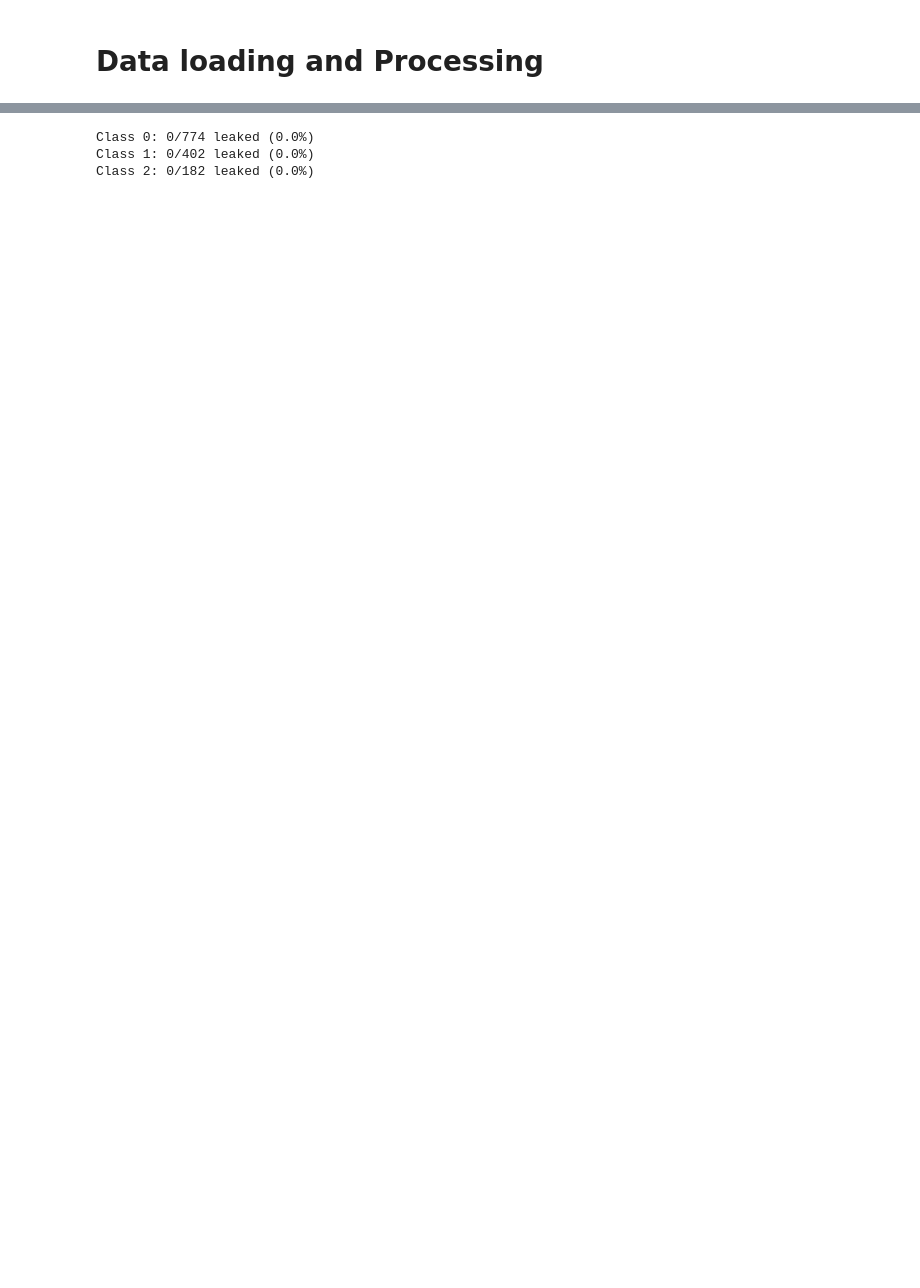
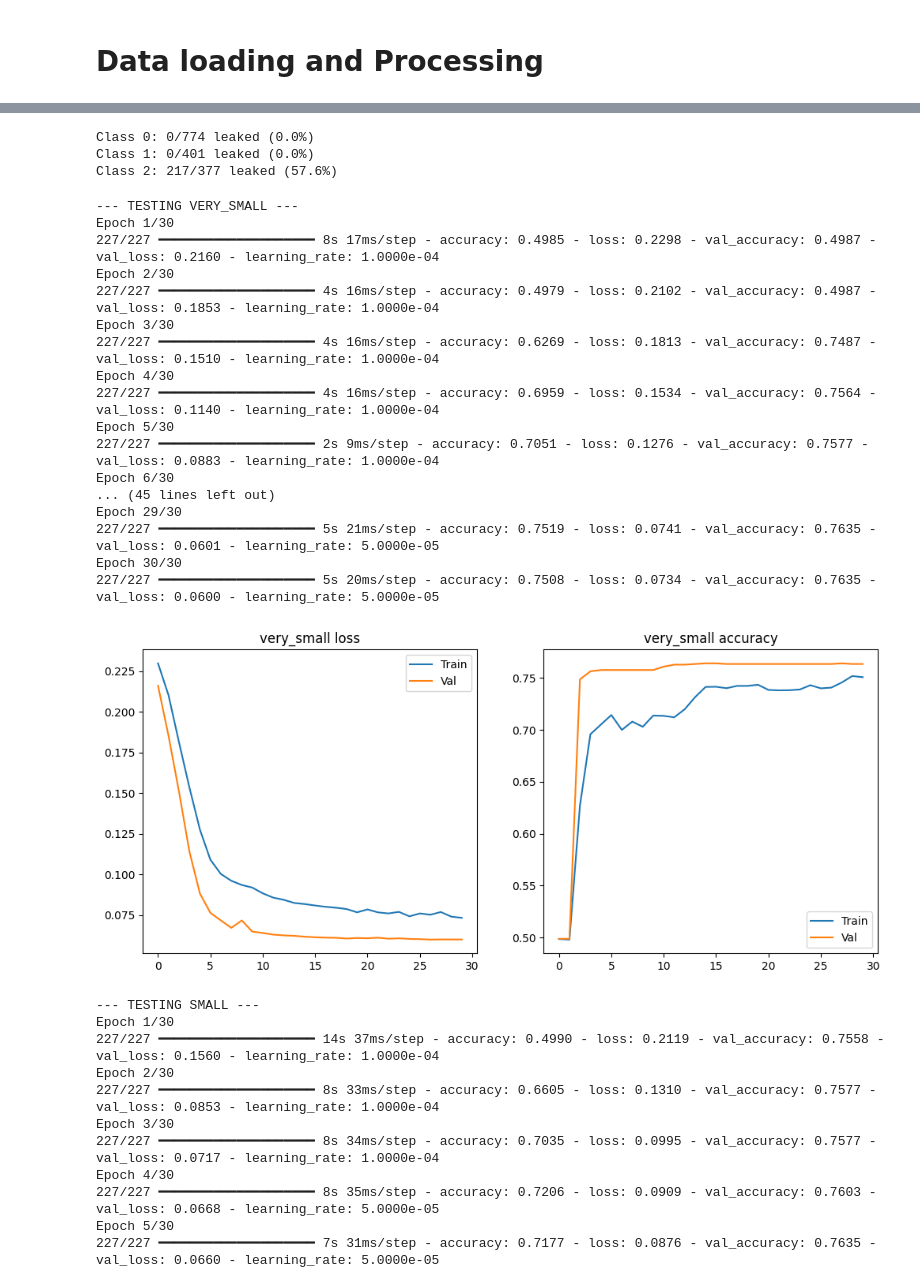
Before and after one commit to JaadTaymani/PHAS0056, a Jupyter notebook: D_Ternary.ipynb, the cells around one changed output, grey strips where cells are left out. Cells and saved outputs as stored; diff of their text form; code cells hidden in the pictures; blank space fills up the shorter version.

```diff
--- a/D_Ternary.ipynb
+++ b/D_Ternary.ipynb
@@ -19,23 +19,33 @@ Image_size = 96
 Batch = 32
 Random_seed = 42
 # %%
-def remove_duplicates(paths, labels):
+def remove_duplicates_smart(paths, labels, class_to_idx):
     unique_hashes = {}
     clean_paths, clean_labels = [], []
+    # Identify the specific index for No_Fire to treat it differently
+    no_fire_idx = class_to_idx.get('No_Fire', 2)
 
     print(f"Initial files: {len(paths)}")
     for p, l in zip(paths, labels):
         try:
             with Image.open(p) as img:
-                h = str(imagehash.phash(img))
+                # We use a higher hash size for No_Fire to be more precise
+                hash_size = 16 if l == no_fire_idx else 8
+                h = str(imagehash.phash(img, hash_size=hash_size))
+
                 if h not in unique_hashes:
                     unique_hashes[h] = p
                     clean_paths.append(p)
                     clean_labels.append(l)
-        except Exception as e:
+                elif l == no_fire_idx:
+                    # SAFETY NET: If it's No_Fire, keep it even if hash matches
+                    # This prevents shrinking your smallest class further
+                    clean_paths.append(p)
+                    clean_labels.append(l)
+        except Exception:
             continue
 
-    print(f"After dedup: {len(clean_paths)}")
+    print(f"After smart dedup: {len(clean_paths)}")
     return clean_paths, clean_labels
 
 # STEP 1: Collect all paths + labels
@@ -51,8 +61,8 @@ for class_name in class_names:
     all_p.extend(files)
     all_l.extend([class_to_idx[class_name]] * len(files))
 
-# STEP 2: Deduplicate the WHOLE dataset BEFORE splitting
-all_p_clean, all_l_clean = remove_duplicates(all_p, all_l)
+# STEP 2: Use the Smart Deduplication
+all_p_clean, all_l_clean = remove_duplicates_smart(all_p, all_l, class_to_idx)
 
 # STEP 3: Split the clean pool
 tr_p, temp_p, tr_l, temp_l = train_test_split(
@@ -63,6 +73,7 @@ val_p, te_p, val_l, te_l = train_test_split(
 )
 
 print(f"Split sizes -> Train: {len(tr_p)} | Val: {len(val_p)} | Test: {len(te_p)}")
+
 def load_and_preprocess(path, label):
     img = tf.io.read_file(path)
     img = tf.image.decode_jpeg(img, channels=3)
@@ -335,5 +407,5 @@ def check_leakage_by_class(tr_p, tr_l, te_p, te_l):
 check_leakage_by_class(tr_p, tr_l, te_p, te_l)
 # %% [output]
 Class 0: 0/774 leaked (0.0%)
-Class 1: 0/402 leaked (0.0%)
-Class 2: 0/182 leaked (0.0%)
+Class 1: 0/401 leaked (0.0%)
+Class 2: 217/377 leaked (57.6%)
@@ -339,0 +463,42 @@ Class 2: 0/182 leaked (0.0%)
+# %%
+# Configure your variables
+focal_loss = focal_loss_sparse(gamma=2.0, alpha=0.5)
+my_callbacks = [
+    keras.callbacks.EarlyStopping(monitor='val_loss', patience=5, restore_best_weights=True),
+    keras.callbacks.ReduceLROnPlateau(monitor='val_loss', factor=0.5, patience=3)
+]
+
+# Run the test
+all_results = {}
+for model_size in ['very_small', 'small', 'medium', 'large']:
+    all_results[model_size] = run_experiment(model_size, focal_loss, class_weights, my_callbacks)
+# %% [output]
+--- TESTING VERY_SMALL ---
+Epoch 1/30
+227/227 ━━━━━━━━━━━━━━━━━━━━ 8s 17ms/step - accuracy: 0.4985 - loss: 0.2298 - val_accuracy: 0.4987 - val_loss: 0.2160 - learning_rate: 1.0000e-04
+Epoch 2/30
+227/227 ━━━━━━━━━━━━━━━━━━━━ 4s 16ms/step - accuracy: 0.4979 - loss: 0.2102 - val_accuracy: 0.4987 - val_loss: 0.1853 - learning_rate: 1.0000e-04
+Epoch 3/30
+227/227 ━━━━━━━━━━━━━━━━━━━━ 4s 16ms/step - accuracy: 0.6269 - loss: 0.1813 - val_accuracy: 0.7487 - val_loss: 0.1510 - learning_rate: 1.0000e-04
+Epoch 4/30
+227/227 ━━━━━━━━━━━━━━━━━━━━ 4s 16ms/step - accuracy: 0.6959 - loss: 0.1534 - val_accuracy: 0.7564 - val_loss: 0.1140 - learning_rate: 1.0000e-04
+Epoch 5/30
+227/227 ━━━━━━━━━━━━━━━━━━━━ 2s 9ms/step - accuracy: 0.7051 - loss: 0.1276 - val_accuracy: 0.7577 - val_loss: 0.0883 - learning_rate: 1.0000e-04
+Epoch 6/30
+... (45 lines left out)
+Epoch 29/30
+227/227 ━━━━━━━━━━━━━━━━━━━━ 5s 21ms/step - accuracy: 0.7519 - loss: 0.0741 - val_accuracy: 0.7635 - val_loss: 0.0601 - learning_rate: 5.0000e-05
+Epoch 30/30
+227/227 ━━━━━━━━━━━━━━━━━━━━ 5s 20ms/step - accuracy: 0.7508 - loss: 0.0734 - val_accuracy: 0.7635 - val_loss: 0.0600 - learning_rate: 5.0000e-05
+[figure, added]
+--- TESTING SMALL ---
+Epoch 1/30
+227/227 ━━━━━━━━━━━━━━━━━━━━ 14s 37ms/step - accuracy: 0.4990 - loss: 0.2119 - val_accuracy: 0.7558 - val_loss: 0.1560 - learning_rate: 1.0000e-04
+Epoch 2/30
+227/227 ━━━━━━━━━━━━━━━━━━━━ 8s 33ms/step - accuracy: 0.6605 - loss: 0.1310 - val_accuracy: 0.7577 - val_loss: 0.0853 - learning_rate: 1.0000e-04
+Epoch 3/30
+227/227 ━━━━━━━━━━━━━━━━━━━━ 8s 34ms/step - accuracy: 0.7035 - loss: 0.0995 - val_accuracy: 0.7577 - val_loss: 0.0717 - learning_rate: 1.0000e-04
+Epoch 4/30
+227/227 ━━━━━━━━━━━━━━━━━━━━ 8s 35ms/step - accuracy: 0.7206 - loss: 0.0909 - val_accuracy: 0.7603 - val_loss: 0.0668 - learning_rate: 5.0000e-05
+Epoch 5/30
+227/227 ━━━━━━━━━━━━━━━━━━━━ 7s 31ms/step - accuracy: 0.7177 - loss: 0.0876 - val_accuracy: 0.7635 - val_loss: 0.0660 - learning_rate: 5.0000e-05
```
Also changed, not shown: parts of 11 cells of this notebook, 1 other file.
